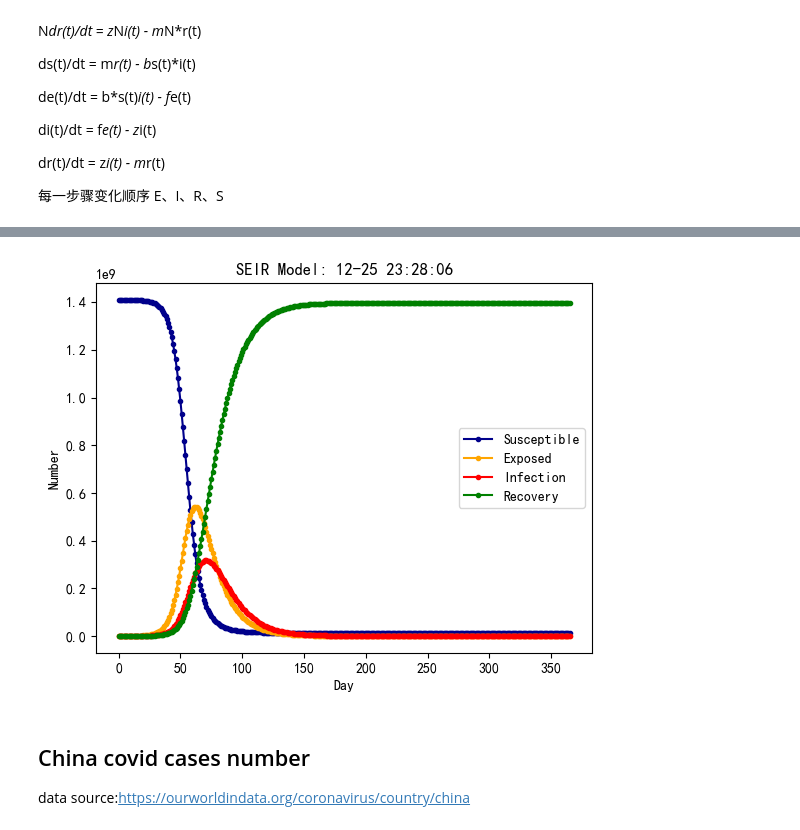
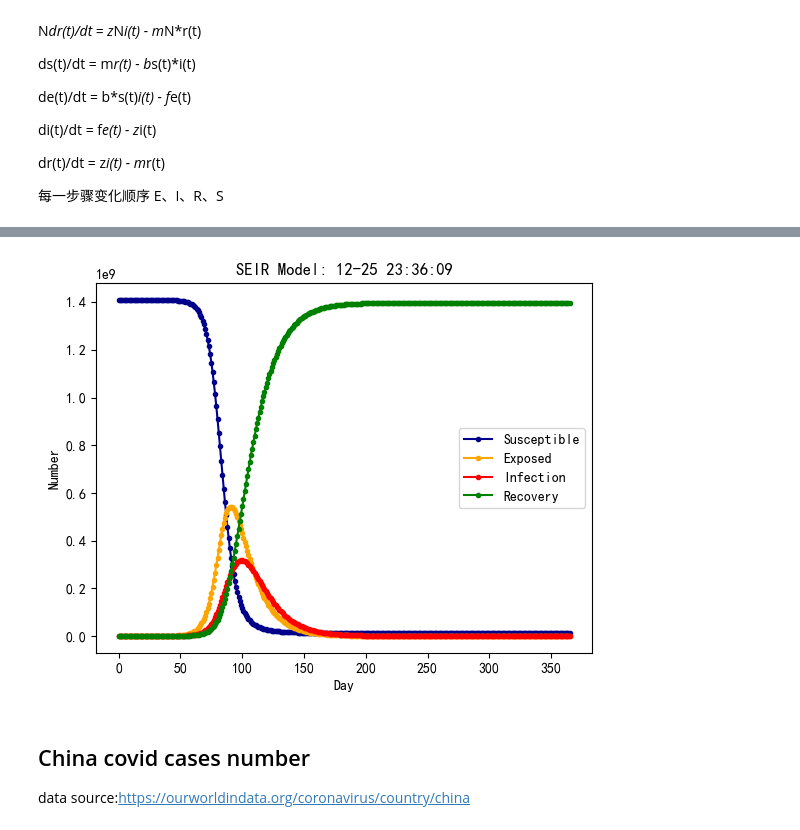
Before and after one commit to X-Fan-Jack/CASA05_quantitative_methods, a Jupyter notebook: personal_project/Covid_in_China.ipynb, the cells around one changed output, grey strips where cells are left out. Saved outputs shown, nothing was run; the diff lists cells and outputs as text; code cells hidden in the pictures.

```diff
--- a/personal_project/Covid_in_China.ipynb
+++ b/personal_project/Covid_in_China.ipynb
@@ -46,19 +46,17 @@ s = 1409685009
 # Exposed N*e(t)
 e = 0
 # Infectious N*i(t)
-i = 93715
+i = 547
 # Recovered N*r(t)
 r = 0
 
 
 # each day contact
 b = 5
-# spread rate
-s_r = 0.7
 # disease incidence
-f = 0.5
+f = 0.4
 # the cure rate
-z = 0.2
+z = 0.1
 
 
 # each day state
@@ -73,9 +71,10 @@ case = []
 
 whole_t.append(state)
 # %%
+# 微分模型
 def funcSEIR(inivalue,_):
     result = np.zeros(4)
-    result[0] = - s_r * b * inivalue[0] / N * inivalue[2]
+    result[0] = - b * inivalue[0] / N * inivalue[2]
     result[1] = b * inivalue[0] / N * inivalue[2] - f * inivalue[1]
     result[2] = f * inivalue[1] - z * inivalue[2]
     result[3] = z * inivalue[2]
@@ -106,7 +106,7 @@ gamma = 0.1
 # Te为疾病潜伏期
 Te = 14
 # I_0为感染者的初始人数
-I_0 = 93715
+I_0 = 547
 # E_0为潜伏者的初始人数
 E_0 = 0
 # R_0为治愈者的初始人数
@@ -120,34 +120,34 @@ T = 365
 INI = (S_0,E_0,I_0,R_0)
 
 def funcSEIR(inivalue,_):
  Y = np.zeros(4)
  X = inivalue
  # 易感个体变化
  Y[0] = - (beta * X[0] *( X[2]+X[1])) / N
  # 潜伏个体变化
  Y[1] = (beta * X[0] *( X[2]+X[1])) / N - X[1] / Te
  # 感染个体变化
  Y[2] = X[1] / Te - gamma * X[2]
  # 治愈个体变化
  Y[3] = gamma * X[2]
  return Y
 
 T_range = np.arange(0,T + 1)
 
 RES = spi.odeint(funcSEIR,INI,T_range)
 
 plt.plot(RES[:,0],color = 'darkblue',label = 'Susceptible',marker = '.')
 plt.plot(RES[:,1],color = 'orange',label = 'Exposed',marker = '.')
 plt.plot(RES[:,2],color = 'red',label = 'Infection',marker = '.')
 plt.plot(RES[:,3],color = 'green',label = 'Recovery',marker = '.')
 
 plt.title('SEIR Model: ' + time.strftime('%m-%d %H:%M:%S',time.localtime(time.time())))
 plt.legend()
 plt.xlabel('Day')
 plt.ylabel('Number')
 plt.show()
 # %% [output]
-[figure, old version]
+[figure, new version]
 # %% [markdown]
 ## China covid cases number
 
```
Also changed, not shown: parts of 6 cells of this notebook.
